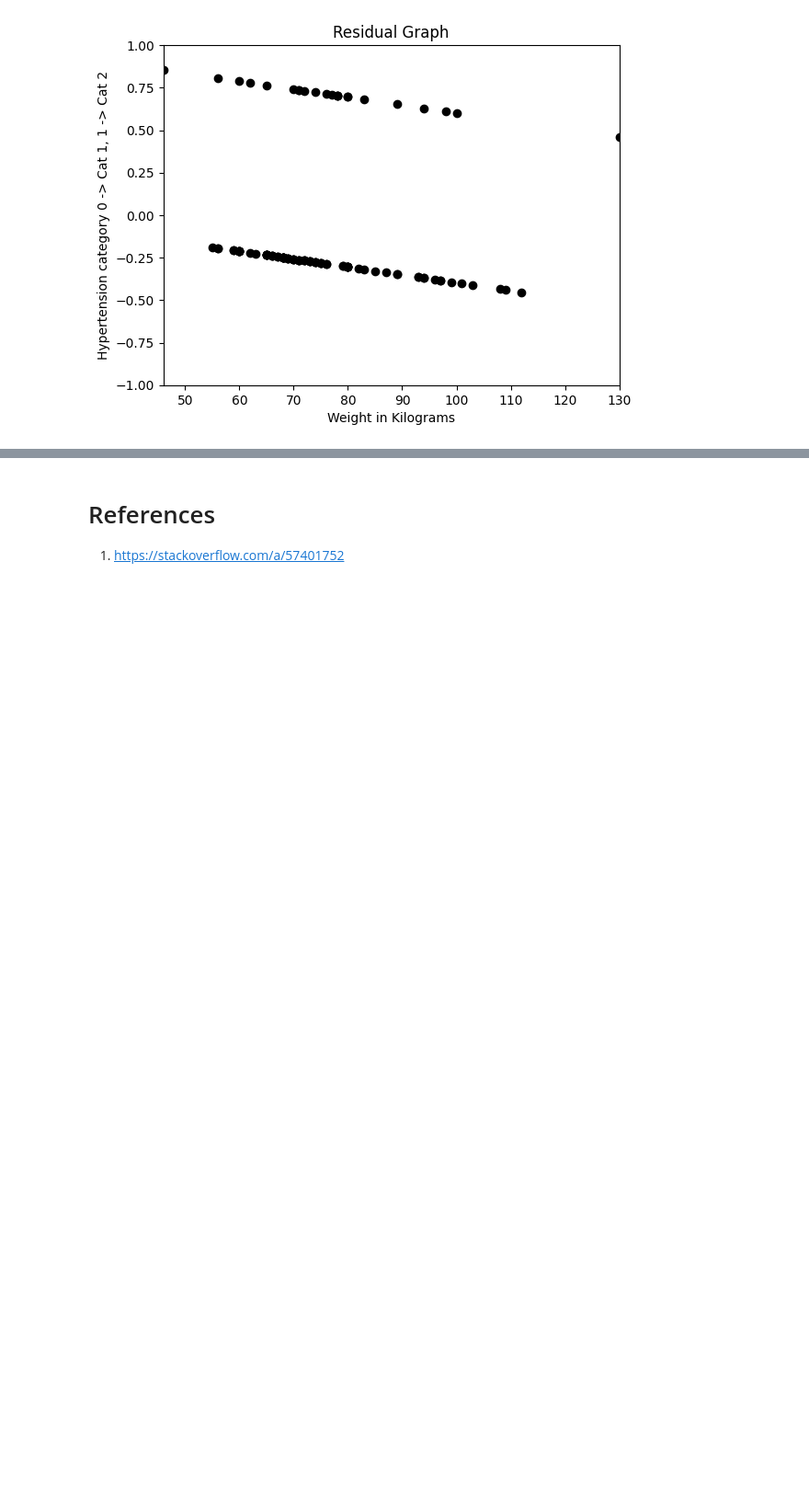
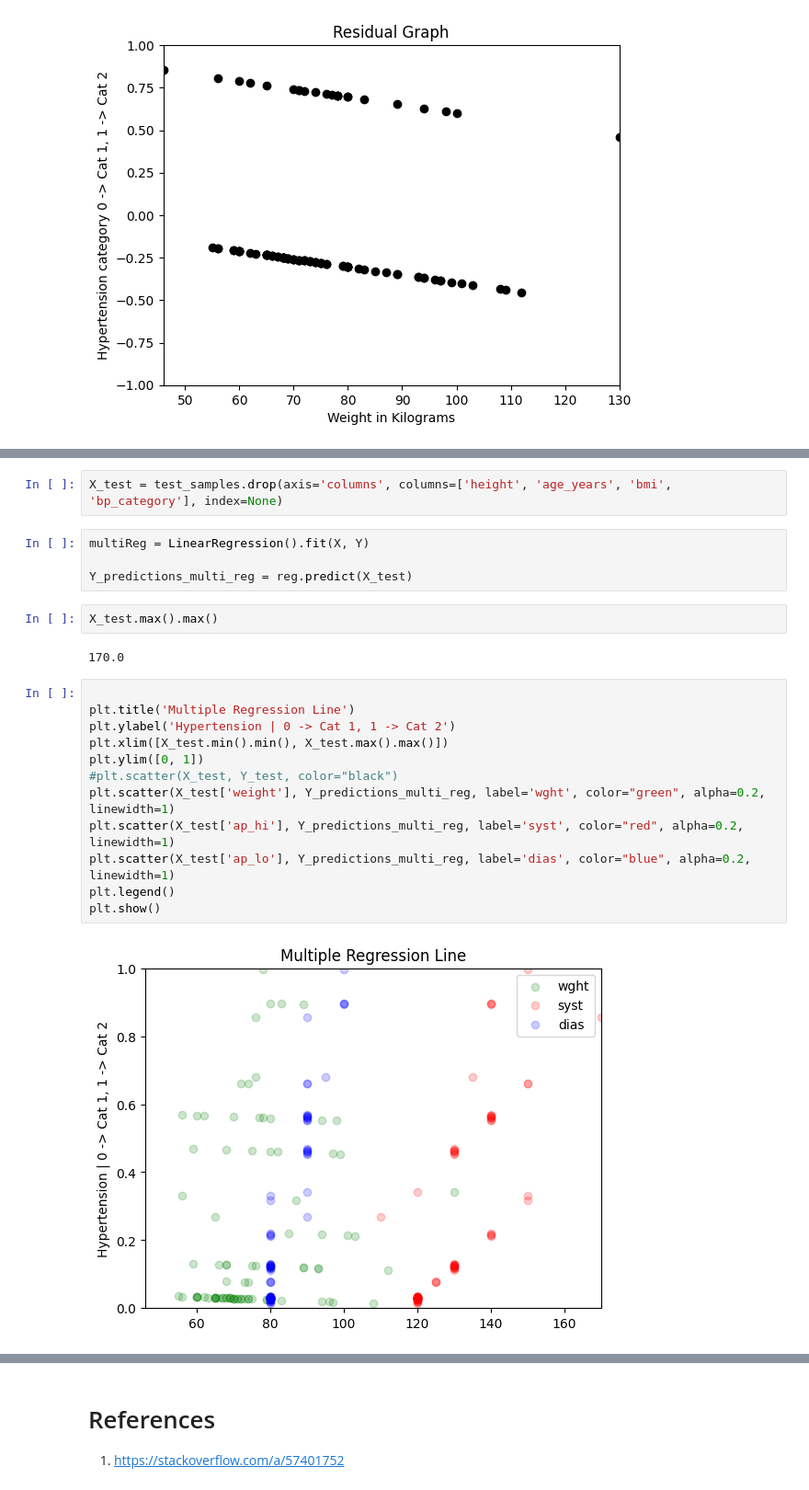
Before and after one commit to farhanarrafi/empirical-analysis-cardiovascular-data, a Jupyter notebook: Emperical_Analysis_Project.ipynb, the cells around one changed output, grey strips where cells are left out. Shown at 92% size. Cells and saved outputs as stored; diff of their text form; blank space fills up the shorter version.

```diff
--- a/Emperical_Analysis_Project.ipynb
+++ b/Emperical_Analysis_Project.ipynb
@@ -543,0 +573,24 @@ plt.scatter(X_test, residual, color="black")
+# %%
+X_test = test_samples.drop(axis='columns', columns=['height', 'age_years', 'bmi', 'bp_category'], index=None)
+# %%
+multiReg = LinearRegression().fit(X, Y)
+
+Y_predictions_multi_reg = reg.predict(X_test)
+# %%
+X_test.max().max()
+# %% [output]
+170.0
+# %%
+
+plt.title('Multiple Regression Line')
+plt.ylabel('Hypertension | 0 -> Cat 1, 1 -> Cat 2')
+plt.xlim([X_test.min().min(), X_test.max().max()])
+plt.ylim([0, 1])
+#plt.scatter(X_test, Y_test, color="black")
+plt.scatter(X_test['weight'], Y_predictions_multi_reg, label='wght', color="green", alpha=0.2, linewidth=1)
+plt.scatter(X_test['ap_hi'], Y_predictions_multi_reg, label='syst', color="red", alpha=0.2, linewidth=1)
+plt.scatter(X_test['ap_lo'], Y_predictions_multi_reg, label='dias', color="blue", alpha=0.2, linewidth=1)
+plt.legend()
+plt.show()
+# %% [output]
+[figure, added]
```
Also changed, not shown: parts of 7 cells of this notebook.
